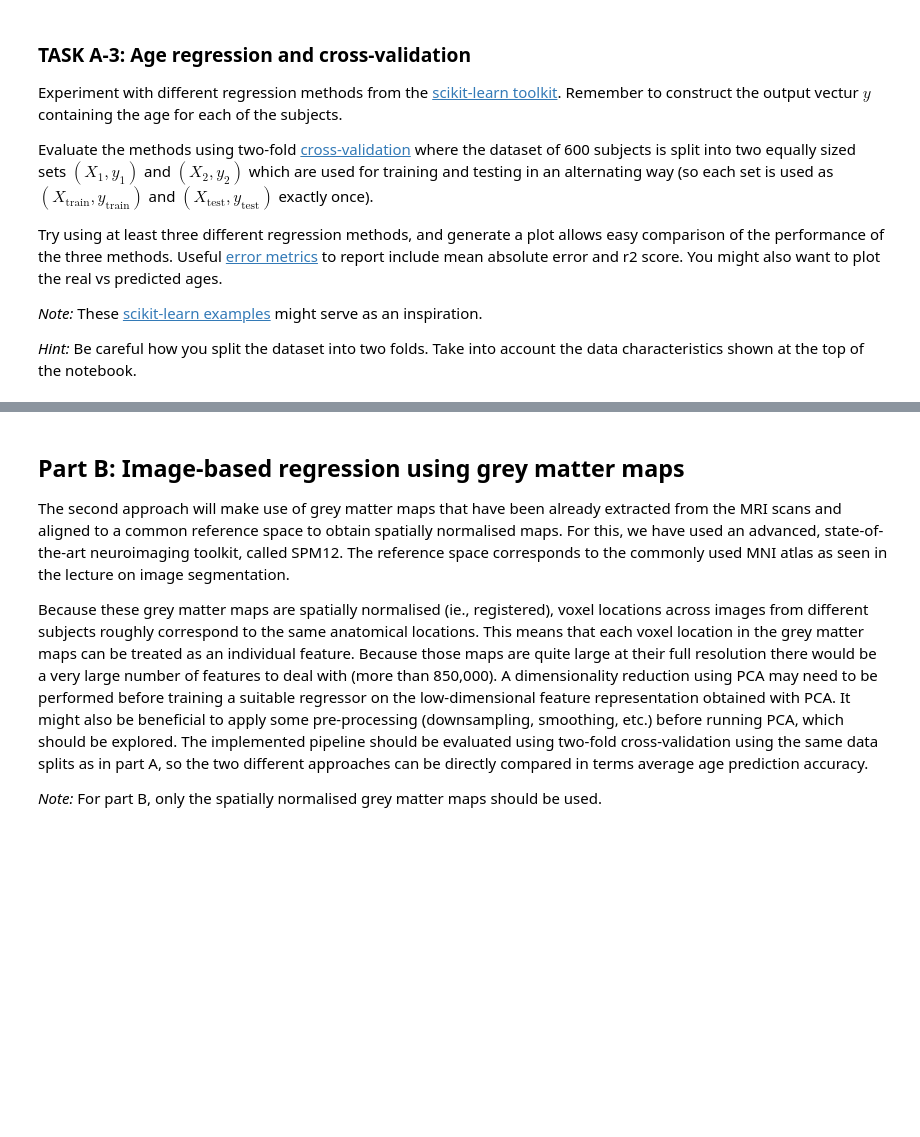
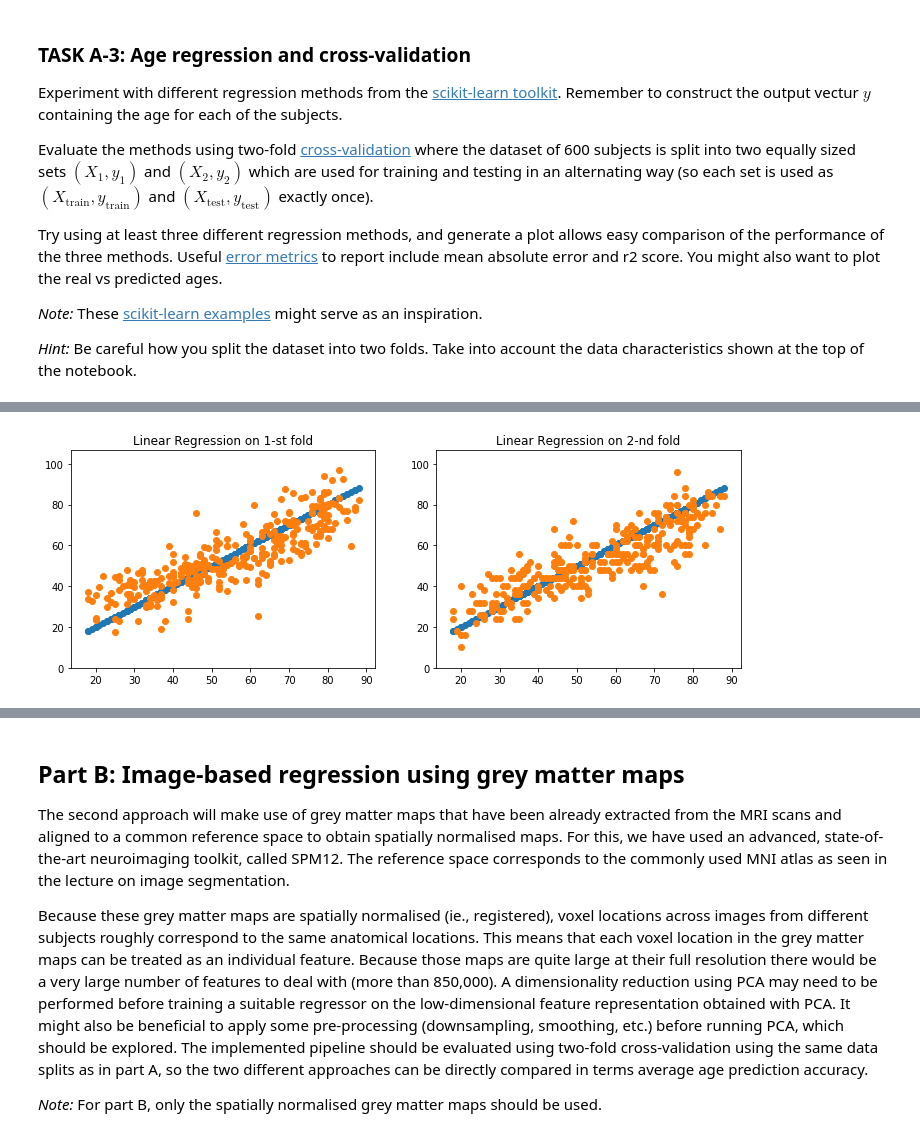
Before and after one commit to chengyiz/Brain-MRI-Segmentation, a Jupyter notebook: mli-coursework-2/MLI-CW-2.ipynb, the cells around one changed output, grey strips where cells are left out. Saved outputs shown, nothing was run; the diff lists cells and outputs as text; code cells hidden in the pictures; blank space fills up the shorter version.

```diff
--- a/mli-coursework-2/MLI-CW-2.ipynb
+++ b/mli-coursework-2/MLI-CW-2.ipynb
@@ -654,6 +717,26 @@ Try using at least three different regression methods, and generate a plot allow
 *Note:* These [scikit-learn examples](https://scikit-learn.org/stable/auto_examples/) might serve as an inspiration.
 
 *Hint:* Be careful how you split the dataset into two folds. Take into account the data characteristics shown at the top of the notebook.
+# %%
+def display_pred(preds, y, info=None):
+    preds = np.array(preds)
+    height = np.max(preds) if np.max(preds) >= np.max(y) else np.max(y)
+    height *= 1.1
+    fig, (ax1, ax2) = plt.subplots(1, 2, figsize=(12, 4))
+
+    ax1.scatter(y, y)
+    ax1.scatter(y, preds[0,:])
+    ax1.set_ybound(0,height)
+
+    ax2.scatter(y, y)
+    ax2.scatter(y, preds[1,:])
+    ax2.set_ybound(0,height)
+
+    if info != None:
+        ax1.set_title(info + " on 1-st fold")
+        ax2.set_title(info + " on 2-nd fold")
+
+    plt.show()
 # %%
 ########################################
 # ADD YOUR CODE HERE
@@ -663,35 +746,67 @@ from sklearn import linear_model
 from sklearn.preprocessing import PolynomialFeatures
 from sklearn.tree import DecisionTreeRegressor
 from sklearn.metrics import mean_absolute_error, r2_score
+from sklearn.ensemble import RandomForestRegressor
+from sklearn.svm import SVR
+from sklearn.neighbors import KNeighborsRegressor
+from sklearn.linear_model import BayesianRidge
 
-#X_train, X_test, y_train, y_test = train_test_split(X, y, test_size = 0.5, random_state = rnd_seed)
+y = y.squeeze()
 
-kf = KFold(n_splits=2)
-#rkf = RepeatedKFold(n_splits=2, n_repeats=1, random_state=rnd_seed)
+linear_preds = []
+poly_preds = []
+knn_preds = []
+ridge_preds =[]
+kf = KFold(n_splits=2, random_state = rnd_seed, shuffle=True)
 for train, test in kf.split(X):
-    X_train, X_test, y_train, y_test = X[train], X[test], y[train], y[test]
+    X_train, X_test = X[train], X[test]
+    y_train, y_test = y[train], y[test]
     #print(X_train.shape)
 
     # Linear Regression
-    reg = linear_model.LinearRegression()
+    reg = linear_model.LinearRegression(normalize=True)
     reg.fit(X_train, y_train)
-    mae = mean_absolute_error(y_test, reg.predict(X_test))
-    r2 = r2_score(y_test, reg.predict(X_test))
-    print('linear', 'mae', mae, 'r2', r2)
+    linear_pred = reg.predict(X_test)
+    linear_preds.append(linear_pred)
+    mae = mean_absolute_error(y_test, linear_pred)
+    r2 = r2_score(y_test, linear_pred)
+    print("Linear Regression:\tmae={:.6f}\tr2={:.6f}".format(mae, r2))
 
     # Polynomial Regression
-    poly = PolynomialFeatures(degree=1)
+    poly = PolynomialFeatures(degree=2)
     X_train_poly = poly.fit_transform(X_train)
     X_test_poly = poly.fit_transform(X_test)
 
-    clf = linear_model.LinearRegression()
+    clf = linear_model.LinearRegression(normalize=True)
     clf.fit(X_train_poly, y_train)
-    mae = mean_absolute_error(y_test, clf.predict(X_test_poly))
-    r2 = r2_score(y_train, clf.predict(X_train_poly))
-    print('poly', 'mae', mae, 'r2', r2)
+    pred = clf.predict(X_test_poly)
+    poly_preds.append(pred)
+    mae = mean_absolute_error(y_test, pred)
+    r2 = r2_score(y_test, pred)
+    print("Poly Regression:\tmae={:.6f}\tr2={:.6f}".format(mae, r2))
 
-    #regressor = DecisionTreeRegressor(random_state=0)
+    # KNN Regression
+    knn = KNeighborsRegressor(n_neighbors=4, algorithm='auto')
+    knn.fit(X_train, y_train)
+    pred = knn.predict(X_test)
+    knn_preds.append(pred)
+    mae = mean_absolute_error(y_test, pred)
+    r2 = r2_score(y_test, pred)
+    print("KNNeighbour Regression:\tmae={:.6f}\tr2={:.6f}".format(mae, r2))
 
-#LinearRegression(copy_X=True, fit_intercept=True, n_jobs=None,normalize=False)
-#reg.coef_
+    # Bayesian Ridge Regression
+    br = BayesianRidge(normalize=True)
+    br.fit(X_train, y_train)
+    pred = br.predict(X_test)
+    ridge_preds.append(pred)
+    mae = mean_absolute_error(y_test, pred)
+    r2 = r2_score(y_test, pred)
+    print("Ridge Regression:\tmae={:.6f}\tr2={:.6f}".format(mae, r2))
+
+    print()
+
+display_pred(linear_preds, y_test, info="Linear Regression")
+display_pred(poly_preds, y_test, info="Polynomial Regression")
+display_pred(knn_preds, y_test, info="KNeighbour Regression")
+display_pred(ridge_preds, y_test, info="Ridge Regression")
 # %% [output]
@@ -698,0 +822 @@ NameError: name 'X' is not defined
+[figure, added]
```
Also changed, not shown: parts of 19 cells of this notebook, 1 other file.
